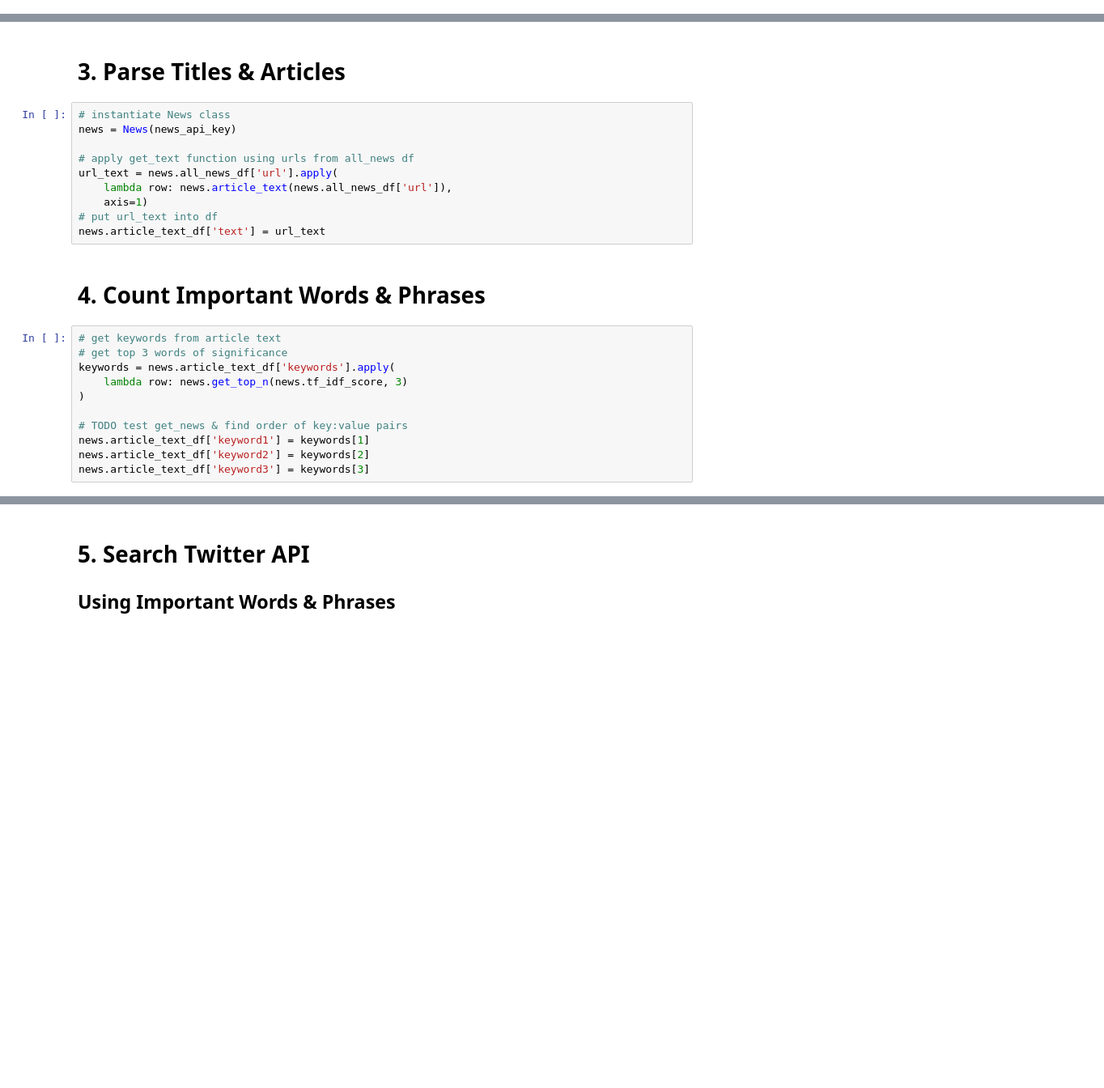
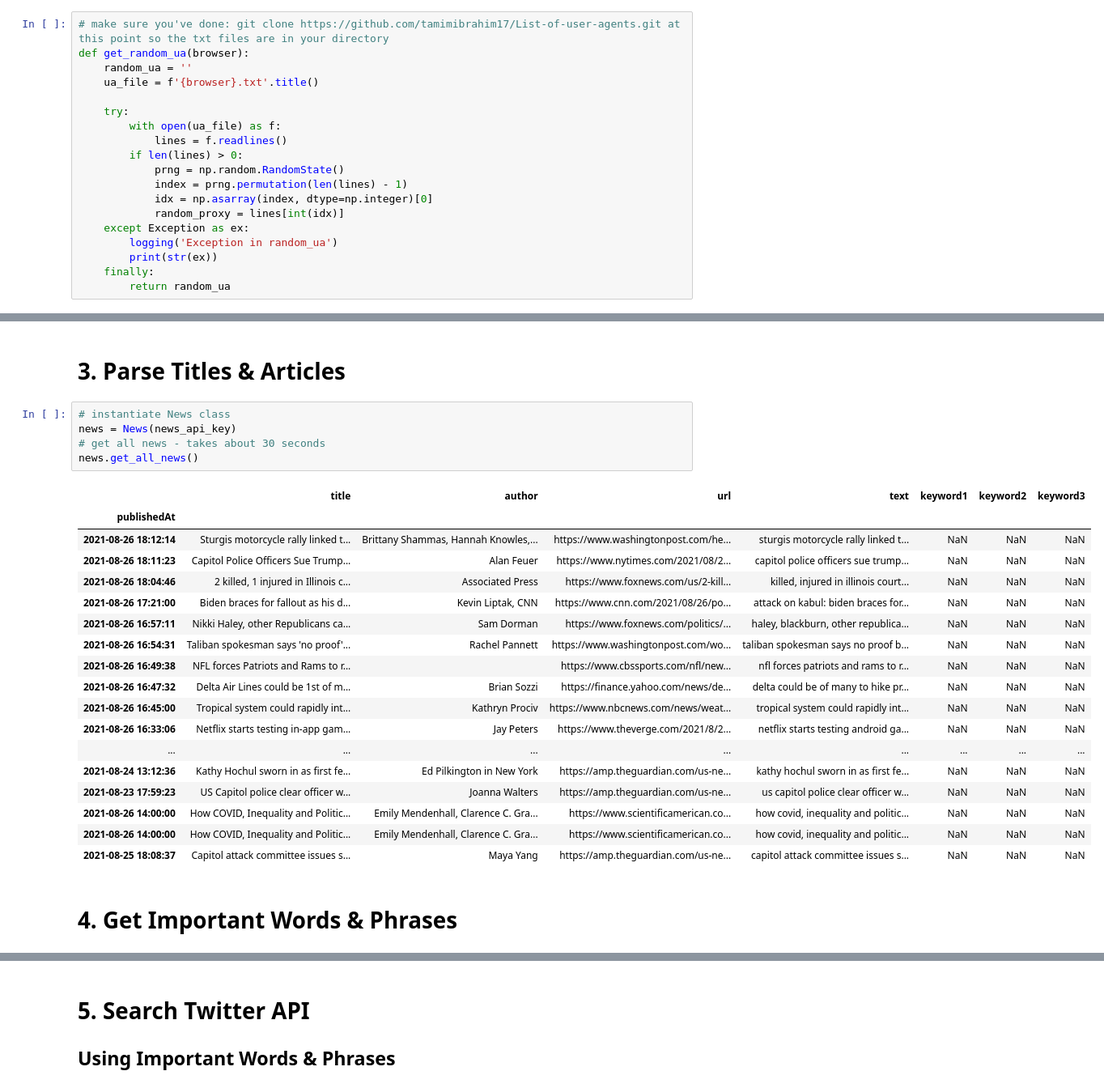
Before and after one commit to mallory-jpg/sm-political-analysis, a Jupyter notebook: political_analysis.ipynb, the cells around one changed output, grey strips where cells are left out. Shown: that part at 81% size. Cells and saved outputs as stored; diff of their text form; blank space fills up the shorter version.

```diff
--- a/political_analysis.ipynb
+++ b/political_analysis.ipynb
@@ -325,4 +349,23 @@ except (DatabaseError, ConnectionError) as e:
 # 2. Find Top News by Day
 # %% [markdown]
 Create News class
+# %%
+# make sure you've done: git clone https://github.com/tamimibrahim17/List-of-user-agents.git at this point so the txt files are in your directory
+def get_random_ua(browser):
+    random_ua = ''
+    ua_file = f'{browser}.txt'.title()
+
+    try:
+        with open(ua_file) as f:
+            lines = f.readlines()
+        if len(lines) > 0:
+            prng = np.random.RandomState()
+            index = prng.permutation(len(lines) - 1)
+            idx = np.asarray(index, dtype=np.integer)[0]
+            random_proxy = lines[int(idx)]
+    except Exception as ex:
+        logging('Exception in random_ua')
+        print(str(ex))
+    finally:
+        return random_ua
 # %%
@@ -531,26 +610,29 @@ class News():
         return result
 # %% [markdown]
 # 3. Parse Titles & Articles
-# %%
-# instantiate News class
-news = News(news_api_key)
-
-# apply get_text function using urls from all_news df
-url_text = news.all_news_df['url'].apply(
-    lambda row: news.article_text(news.all_news_df['url']),
-    axis=1)
-# put url_text into df
-news.article_text_df['text'] = url_text
+# %%
+# instantiate News class
+news = News(news_api_key)
+# get all news - takes about 30 seconds
+news.get_all_news()
+# %% [output]
+|  | title | author | url | text | keyword1 | keyword2 | keyword3 |
+| publishedAt |  |  |  |  |  |  |  |
+| 2021-08-26 18:12:14 | Sturgis motorcycle rally linked t... | Brittany Shammas, Hannah Knowles,... | https://www.washingtonpost.com/he... | sturgis motorcycle rally linked t... | NaN | NaN | NaN |
+| 2021-08-26 18:11:23 | Capitol Police Officers Sue Trump... | Alan Feuer | https://www.nytimes.com/2021/08/2... | capitol police officers sue trump... | NaN | NaN | NaN |
+| 2021-08-26 18:04:46 | 2 killed, 1 injured in Illinois c... | Associated Press | https://www.foxnews.com/us/2-kill... | killed, injured in illinois court... | NaN | NaN | NaN |
+| 2021-08-26 17:21:00 | Biden braces for fallout as his d... | Kevin Liptak, CNN | https://www.cnn.com/2021/08/26/po... | attack on kabul: biden braces for... | NaN | NaN | NaN |
+| 2021-08-26 16:57:11 | Nikki Haley, other Republicans ca... | Sam Dorman | https://www.foxnews.com/politics/... | haley, blackburn, other republica... | NaN | NaN | NaN |
+| 2021-08-26 16:54:31 | Taliban spokesman says 'no proof'... | Rachel Pannett | https://www.washingtonpost.com/wo... | taliban spokesman says no proof b... | NaN | NaN | NaN |
+| 2021-08-26 16:49:38 | NFL forces Patriots and Rams to r... |  | https://www.cbssports.com/nfl/new... | nfl forces patriots and rams to r... | NaN | NaN | NaN |
+| 2021-08-26 16:47:32 | Delta Air Lines could be 1st of m... | Brian Sozzi | https://finance.yahoo.com/news/de... | delta could be of many to hike pr... | NaN | NaN | NaN |
+| 2021-08-26 16:45:00 | Tropical system could rapidly int... | Kathryn Prociv | https://www.nbcnews.com/news/weat... | tropical system could rapidly int... | NaN | NaN | NaN |
+| 2021-08-26 16:33:06 | Netflix starts testing in-app gam... | Jay Peters | https://www.theverge.com/2021/8/2... | netflix starts testing android ga... | NaN | NaN | NaN |
+| ... | ... | ... | ... | ... | ... | ... | ... |
+| 2021-08-24 13:12:36 | Kathy Hochul sworn in as first fe... | Ed Pilkington in New York | https://amp.theguardian.com/us-ne... | kathy hochul sworn in as first fe... | NaN | NaN | NaN |
+| 2021-08-23 17:59:23 | US Capitol police clear officer w... | Joanna Walters | https://amp.theguardian.com/us-ne... | us capitol police clear officer w... | NaN | NaN | NaN |
+| 2021-08-26 14:00:00 | How COVID, Inequality and Politic... | Emily Mendenhall, Clarence C. Gra... | https://www.scientificamerican.co... | how covid, inequality and politic... | NaN | NaN | NaN |
+| 2021-08-26 14:00:00 | How COVID, Inequality and Politic... | Emily Mendenhall, Clarence C. Gra... | https://www.scientificamerican.co... | how covid, inequality and politic... | NaN | NaN | NaN |
+| 2021-08-25 18:08:37 | Capitol attack committee issues s... | Maya Yang | https://amp.theguardian.com/us-ne... | capitol attack committee issues s... | NaN | NaN | NaN |
 # %% [markdown]
-# 4. Count Important Words & Phrases
+# 4. Get Important Words & Phrases
-# %%
-# get keywords from article text
-# get top 3 words of significance
-keywords = news.article_text_df['keywords'].apply(
-    lambda row: news.get_top_n(news.tf_idf_score, 3)
-)
-
-# TODO test get_news & find order of key:value pairs
-news.article_text_df['keyword1'] = keywords[1]
-news.article_text_df['keyword2'] = keywords[2]
-news.article_text_df['keyword3'] = keywords[3]
```
Also changed, not shown: parts of 12 cells of this notebook, 1 other file.
